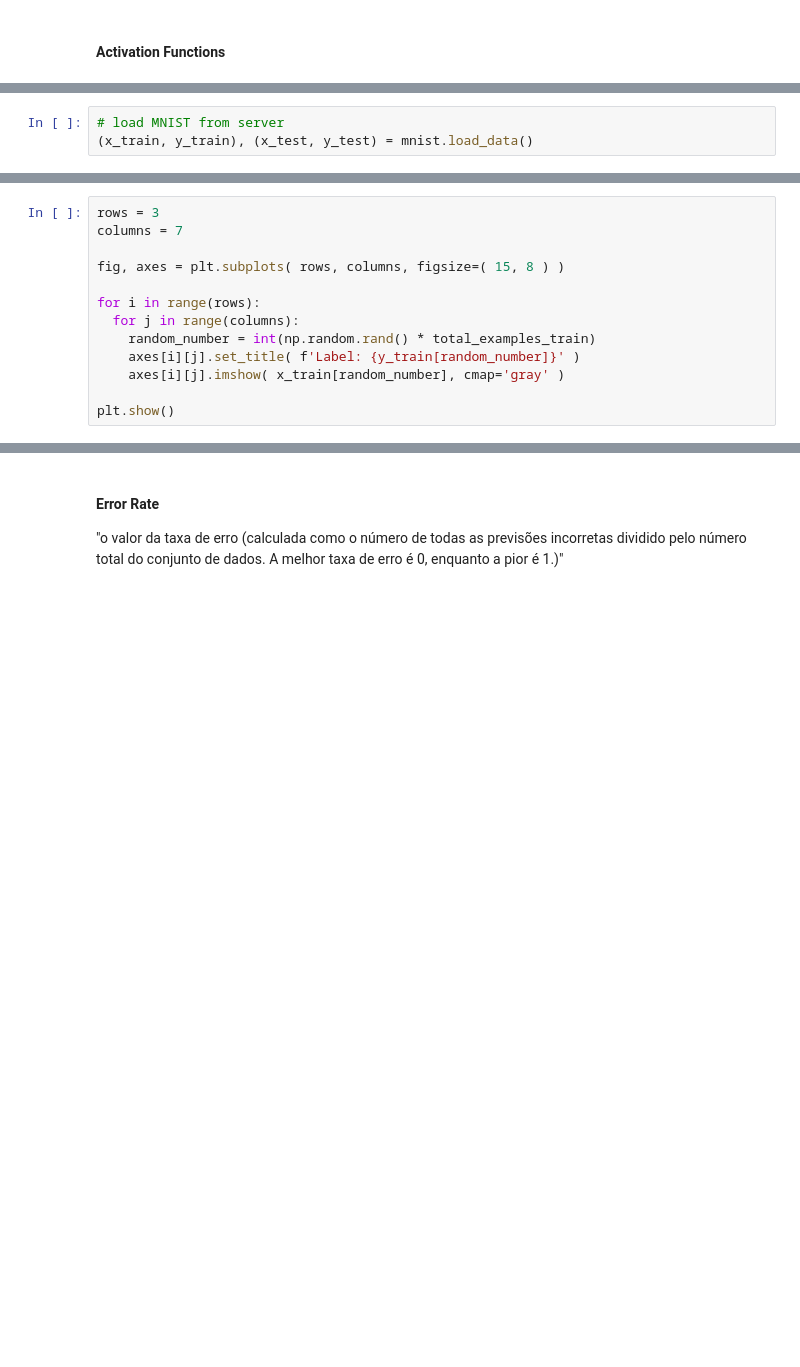
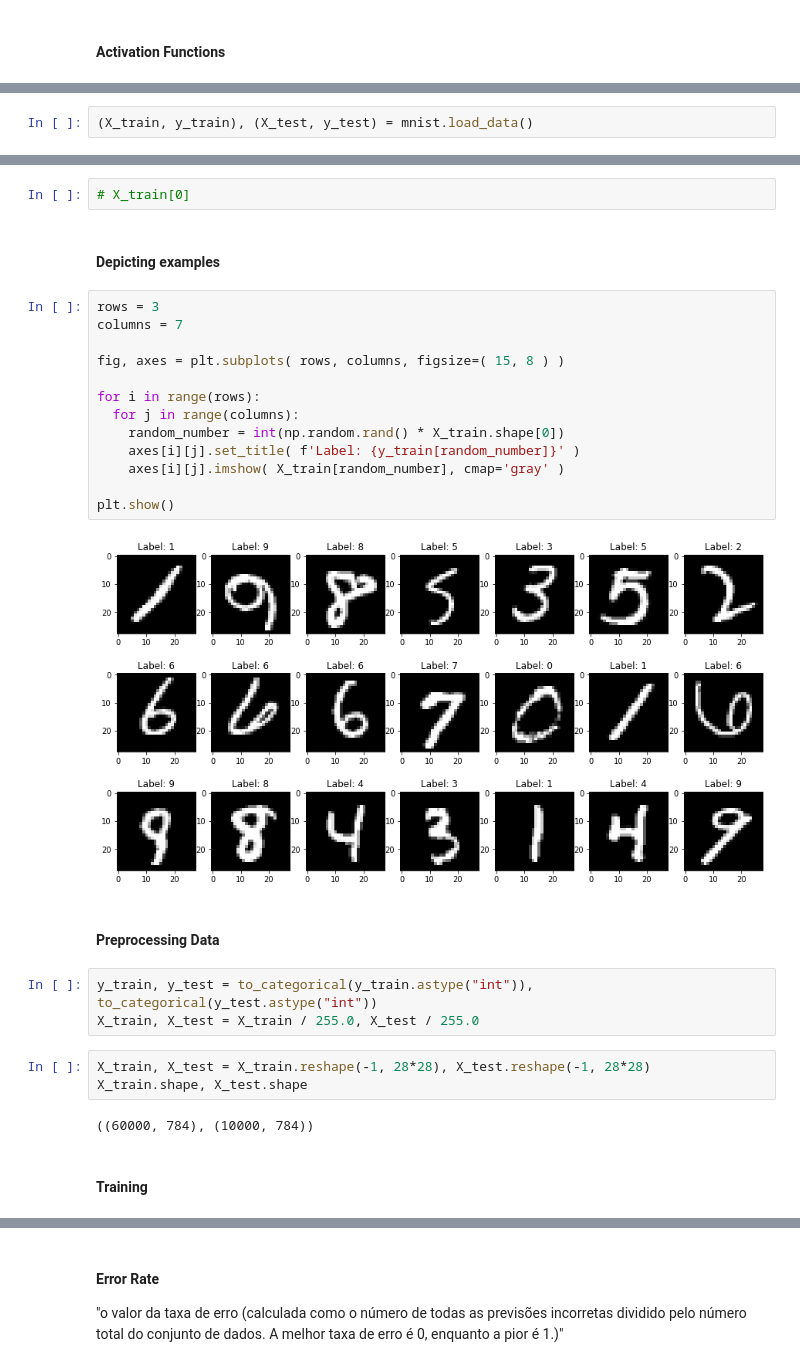
Before and after one commit to danieldasilvacosta/pucrio--vc--trabalhos--2022.2, a Jupyter notebook: Trabalho 3 - Daniel da Silva Costa/T3_DanielCosta.ipynb, the cells around one changed output, grey strips where cells are left out. Cells and saved outputs as stored; diff of their text form; blank space fills up the shorter version.

Commit message:
Consegui uma versãousando Numpy para o MNIST com batch size.

```diff
--- a/Trabalho 3 - Daniel da Silva Costa/T3_DanielCosta.ipynb
+++ b/Trabalho 3 - Daniel da Silva Costa/T3_DanielCosta.ipynb
@@ -464,3 +213,0 @@ plt.show()
-# %%
-# load MNIST from server
-(x_train, y_train), (x_test, y_test) = mnist.load_data()
@@ -509,13 +213,0 @@ array([[  0,   0,   0,   0,   0,   0,   0,   0,   0,   0,   0,   0,   0,
-# %%
-rows = 3
-columns = 7
-
-fig, axes = plt.subplots( rows, columns, figsize=( 15, 8 ) )
-
-for i in range(rows):
-  for j in range(columns):
-    random_number = int(np.random.rand() * total_examples_train)
-    axes[i][j].set_title( f'Label: {y_train[random_number]}' )
-    axes[i][j].imshow( x_train[random_number], cmap='gray' )
-
-plt.show()
@@ -621,0 +328,2 @@ confusion_matrix = metrics.confusion_matrix(y_actual, y_predicted)
+# %%
+(X_train, y_train), (X_test, y_test) = mnist.load_data()
@@ -621,0 +339,31 @@ confusion_matrix = metrics.confusion_matrix(y_actual, y_predicted)
+# %%
+# X_train[0]
+# %% [markdown]
+#### Depicting examples
+# %%
+rows = 3
+columns = 7
+
+fig, axes = plt.subplots( rows, columns, figsize=( 15, 8 ) )
+
+for i in range(rows):
+  for j in range(columns):
+    random_number = int(np.random.rand() * X_train.shape[0])
+    axes[i][j].set_title( f'Label: {y_train[random_number]}' )
+    axes[i][j].imshow( X_train[random_number], cmap='gray' )
+
+plt.show()
+# %% [output]
+[figure, added]
+# %% [markdown]
+#### Preprocessing Data
+# %%
+y_train, y_test = to_categorical(y_train.astype("int")), to_categorical(y_test.astype("int"))
+X_train, X_test = X_train / 255.0, X_test / 255.0
+# %%
+X_train, X_test = X_train.reshape(-1, 28*28), X_test.reshape(-1, 28*28)
+X_train.shape, X_test.shape
+# %% [output]
+((60000, 784), (10000, 784))
+# %% [markdown]
+#### Training
```
Also changed, not shown: parts of 78 cells of this notebook.
